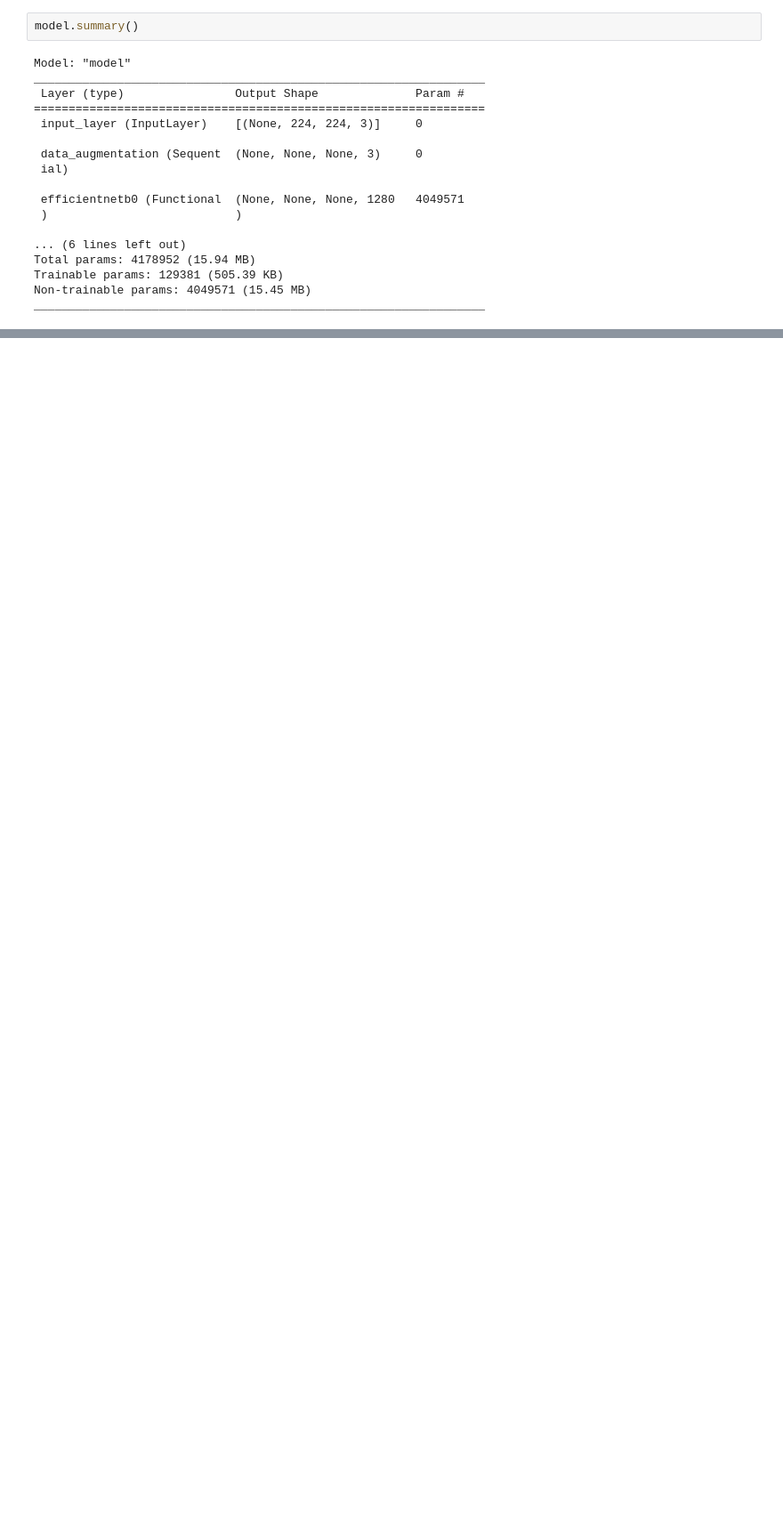
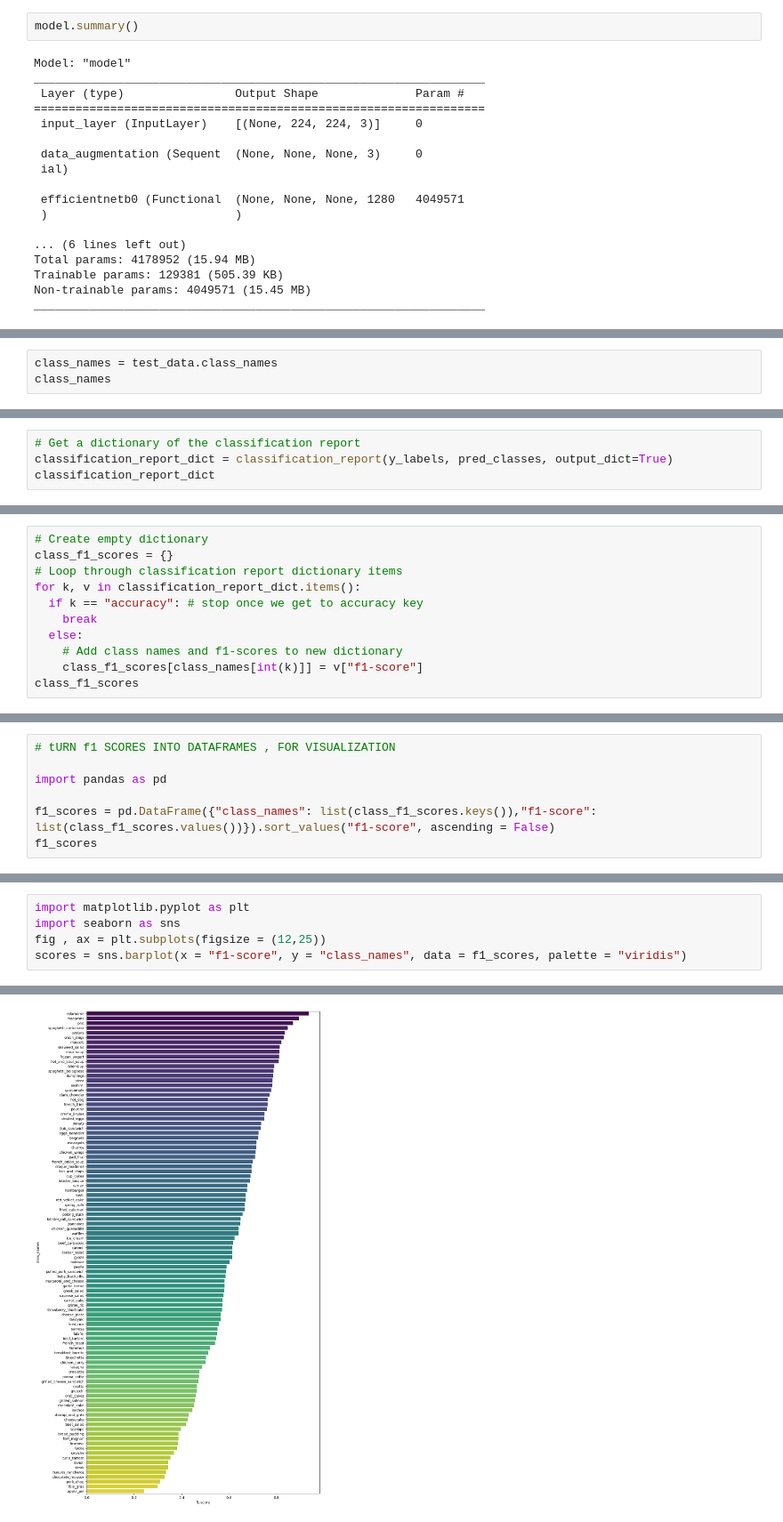
Before and after one commit to akhil4674/transfer_Learning_Experiment, a Jupyter notebook: 06_ transfer_Learning_Pt3.ipynb, the cells around one changed output, grey strips where cells are left out. Shown at 89% size. Cells and saved outputs as stored; diff of their text form; blank space fills up the shorter version.

```diff
--- a/06_ transfer_Learning_Pt3.ipynb
+++ b/06_ transfer_Learning_Pt3.ipynb
@@ -167,0 +461,3 @@ _________________________________________________________________
+# %%
+class_names = test_data.class_names
+class_names
@@ -167,0 +514,4 @@ _________________________________________________________________
+# %%
+# Get a dictionary of the classification report
+classification_report_dict = classification_report(y_labels, pred_classes, output_dict=True)
+classification_report_dict
@@ -167,0 +540,11 @@ _________________________________________________________________
+# %%
+# Create empty dictionary
+class_f1_scores = {}
+# Loop through classification report dictionary items
+for k, v in classification_report_dict.items():
+  if k == "accuracy": # stop once we get to accuracy key
+    break
+  else:
+    # Add class names and f1-scores to new dictionary
+    class_f1_scores[class_names[int(k)]] = v["f1-score"]
+class_f1_scores
@@ -167,0 +569,7 @@ _________________________________________________________________
+# %%
+# tURN f1 SCORES INTO DATAFRAMES , FOR VISUALIZATION
+
+import pandas as pd
+
+f1_scores = pd.DataFrame({"class_names": list(class_f1_scores.keys()),"f1-score": list(class_f1_scores.values())}).sort_values("f1-score", ascending = False)
+f1_scores
@@ -167,0 +590,6 @@ _________________________________________________________________
+# %%
+import matplotlib.pyplot as plt
+import seaborn as sns
+fig , ax = plt.subplots(figsize = (12,25))
+scores = sns.barplot(x = "f1-score", y = "class_names", data = f1_scores, palette = "viridis")
+# %% [output]
@@ -167,0 +599 @@ _________________________________________________________________
+[figure, added]
```
Also changed, not shown: parts of 50 cells of this notebook.
